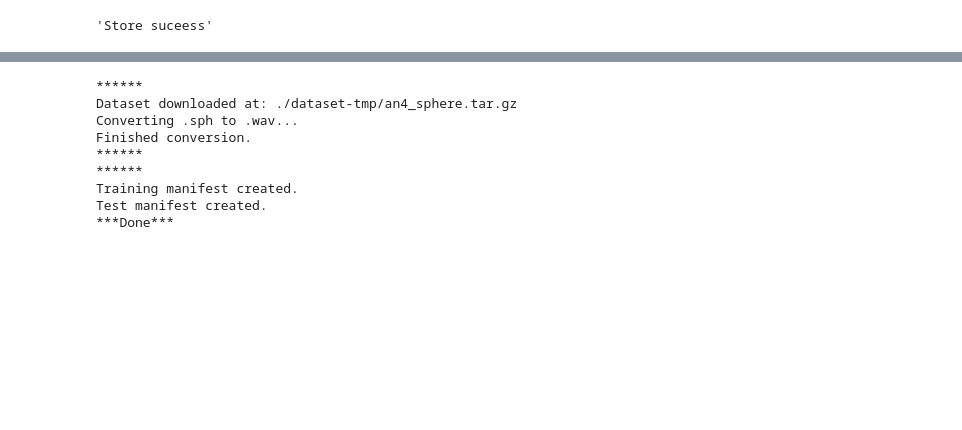
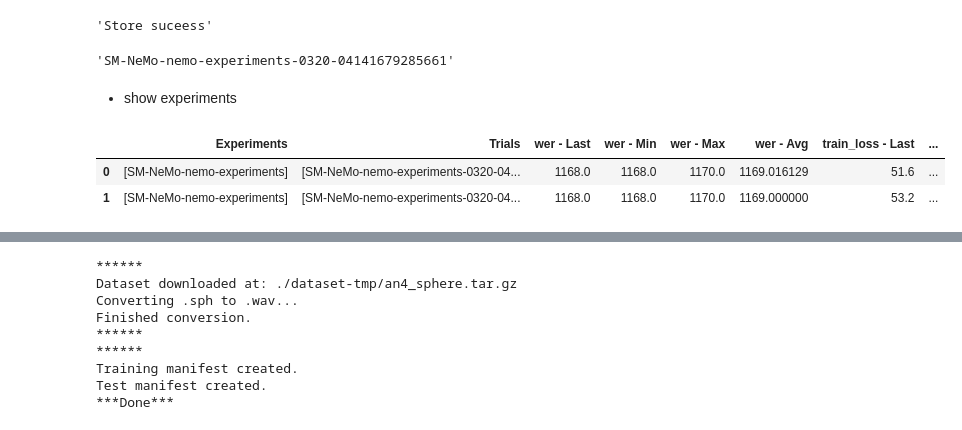
Before and after one commit to Napkin-DL/nemo-on-sagemaker, a Jupyter notebook: 2.nemo-training-job.ipynb, the cells around one changed output, grey strips where cells are left out. Cells and saved outputs as stored; diff of their text form; code cells hidden in the pictures; blank space fills up the shorter version.

Commit message:
[Modified] metrics in training-job

```diff
--- a/2.nemo-training-job.ipynb
+++ b/2.nemo-training-job.ipynb
@@ -63,7 +63,7 @@ config_path = os.path.join(config_dir, "config.yaml")
 
 
 # Set to True to enable SageMaker to run locally
-local_mode = True
+local_mode = False
 
 if local_mode:
     instance_type = "local_gpu"
@@ -76,7 +76,7 @@ if local_mode:
         test_mount_dir="/opt/ml/input/data/testing/",
     )
 else:
-    instance_type = "ml.p3.2xlarge"#"ml.g4dn.8xlarge"#"ml.p3.2xlarge", 'ml.p3.16xlarge'
+    instance_type = "ml.g4dn.8xlarge" #"ml.p3.2xlarge"#"ml.g4dn.8xlarge"#"ml.p3.2xlarge", 'ml.p3.16xlarge'
     data_dir = os.getcwd() + "/data"
 
 if instance_type =='local_gpu':
@@ -91,6 +91,7 @@ if instance_type =='local_gpu':
 else:
     sagemaker_session = sagemaker.Session()
     data_channels = {"training": pm.get_params(key="".join([prefix, "PREP-DATA-PATH"])), "testing": pm.get_params(key="".join([prefix, "PREP-DATA-PATH"]))}
+    data_channels = {"training": "s3://sm-nemo-bucket/NeMoASRPipeline-Example/preprocessing/output-data", "testing": "s3://sm-nemo-bucket/NeMoASRPipeline-Example/preprocessing/output-data"}
 
 instance_count = 1
 do_spot_training = False
@@ -119,10 +120,12 @@ code_location = os.path.join(
     "backup_codes"
 )
 
-experiment_name = ''.join([prefix, "nemo-exp1"])
+experiment_name = ''.join([prefix, "nemo-experiments"])
 
-metric_definitions=[
-     {"Name": "train_loss", "Regex": "loss.*=\D*(.*?)$"}
+num_re = "([0-9\\.]+)(e-?[[01][0-9])?"
+metric_definitions = [
+    {"Name": "train_loss", "Regex": f"loss={num_re}"},
+    {"Name": "wer", "Regex": f"wer:{num_re}"}
 ]
 
 kwargs = {}
@@ -267,3 +251,31 @@ pm.put_params(key="".join([prefix, "MODEL-PATH"]), value=est.model_data, overwri
 pm.put_params(key="".join([prefix, "EXPERI-NAME"]), value=experiment_name, overwrite=True)
 # %% [output]
 'Store suceess'
+# %%
+job_name
+# %% [output]
+'SM-NeMo-nemo-experiments-0320-04141679285661'
+# %% [markdown]
+* show experiments
+# %%
+from sagemaker.analytics import ExperimentAnalytics
+import pandas as pd
+pd.options.display.max_columns = 50
+pd.options.display.max_rows = 10
+pd.options.display.max_colwidth = 100
+# %%
+trial_component_training_analytics = ExperimentAnalytics(
+    sagemaker_session= sagemaker_session,
+    experiment_name= experiment_name,
+    #sort_by="metrics.validation:auc.max",
+    #sort_order="Descending",
+    #metric_names=["validation:auc"]
+)
+
+trial_component_training_analytics.dataframe()[['Experiments', 'Trials', \
+                                                'wer - Last', 'wer - Min', 'wer - Max', 'wer - Avg', \
+                                                'train_loss - Last', 'train_loss - Min', 'train_loss - Max', 'train_loss - Avg']]
+# %% [output]
+|  | Experiments | Trials | wer - Last | wer - Min | wer - Max | wer - Avg | train_loss - Last | ... |
+| 0 | [SM-NeMo-nemo-experiments] | [SM-NeMo-nemo-experiments-0320-04... | 1168.0 | 1168.0 | 1170.0 | 1169.016129 | 51.6 | ... |
+| 1 | [SM-NeMo-nemo-experiments] | [SM-NeMo-nemo-experiments-0320-04... | 1168.0 | 1168.0 | 1170.0 | 1169.000000 | 53.2 | ... |
```
Also changed, not shown: parts of 7 cells of this notebook, 5 other files.
